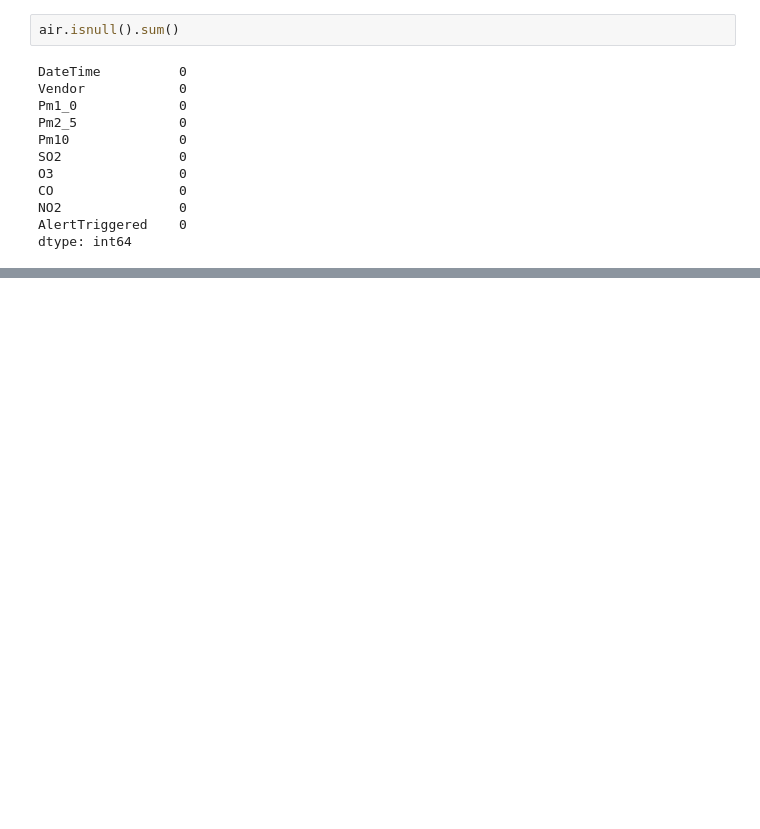
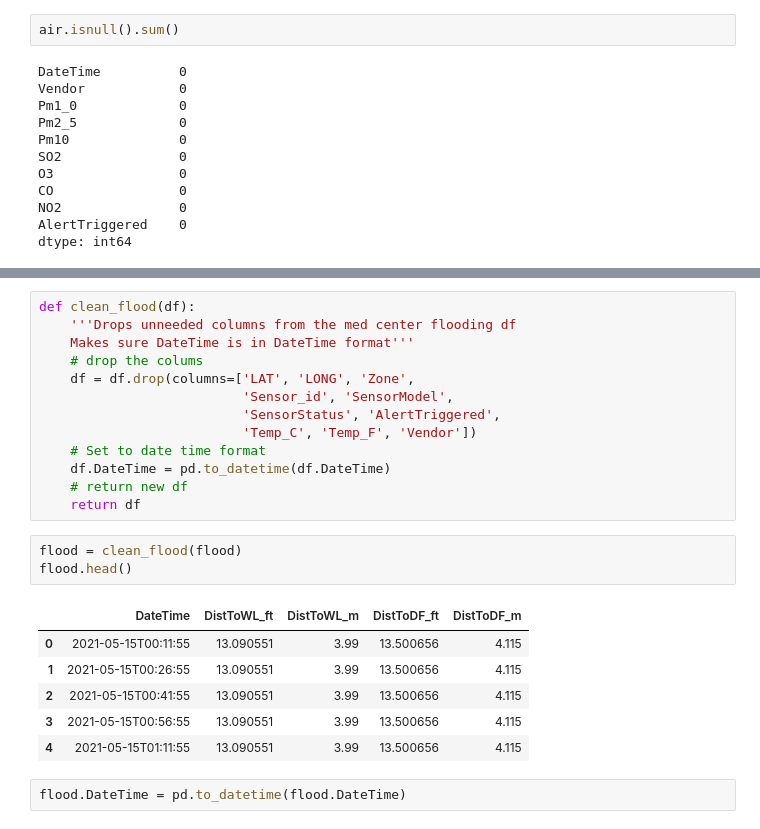
Before and after one commit to slc-data/2021-datathon, a Jupyter notebook: workbooks/caitlyn/acquire&prepare.ipynb, the cells around one changed output, grey strips where cells are left out. Drawn from its saved outputs; the diff is of its cells as text; blank space fills up the shorter version.

```diff
--- a/workbooks/caitlyn/acquire&prepare.ipynb
+++ b/workbooks/caitlyn/acquire&prepare.ipynb
@@ -345,0 +375,25 @@ dtype: int64
+# %%
+def clean_flood(df):
+    '''Drops unneeded columns from the med center flooding df
+    Makes sure DateTime is in DateTime format'''
+    # drop the colums
+    df = df.drop(columns=['LAT', 'LONG', 'Zone',
+                          'Sensor_id', 'SensorModel',
+                          'SensorStatus', 'AlertTriggered',
+                          'Temp_C', 'Temp_F', 'Vendor'])
+    # Set to date time format
+    df.DateTime = pd.to_datetime(df.DateTime)
+    # return new df
+    return df
+# %%
+flood = clean_flood(flood)
+flood.head()
+# %% [output]
+|  | DateTime | DistToWL_ft | DistToWL_m | DistToDF_ft | DistToDF_m |
+| 0 | 2021-05-15T00:11:55 | 13.090551 | 3.99 | 13.500656 | 4.115 |
+| 1 | 2021-05-15T00:26:55 | 13.090551 | 3.99 | 13.500656 | 4.115 |
+| 2 | 2021-05-15T00:41:55 | 13.090551 | 3.99 | 13.500656 | 4.115 |
+| 3 | 2021-05-15T00:56:55 | 13.090551 | 3.99 | 13.500656 | 4.115 |
+| 4 | 2021-05-15T01:11:55 | 13.090551 | 3.99 | 13.500656 | 4.115 |
+# %%
+flood.DateTime = pd.to_datetime(flood.DateTime)
```
Also changed, not shown: parts of 6 cells of this notebook.
